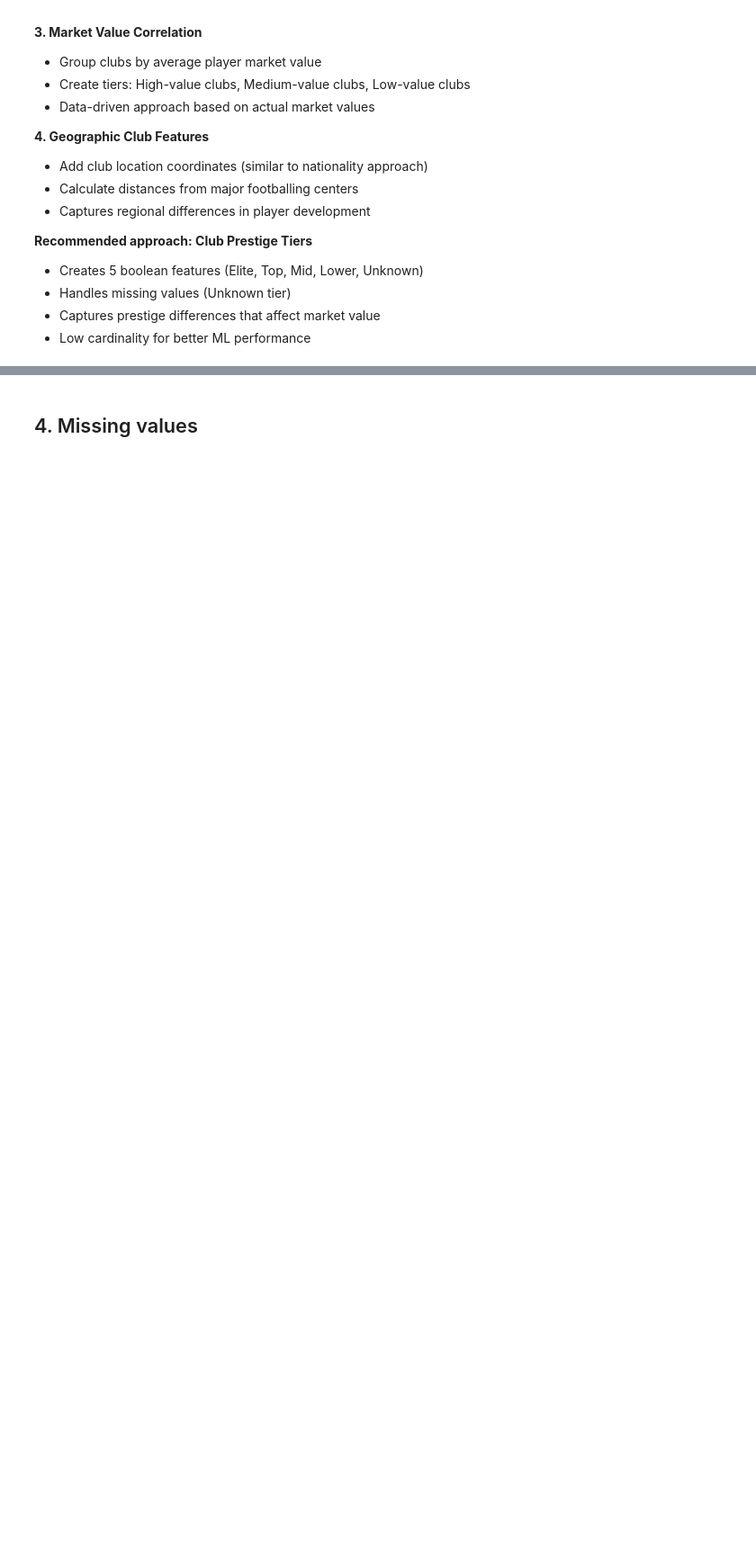
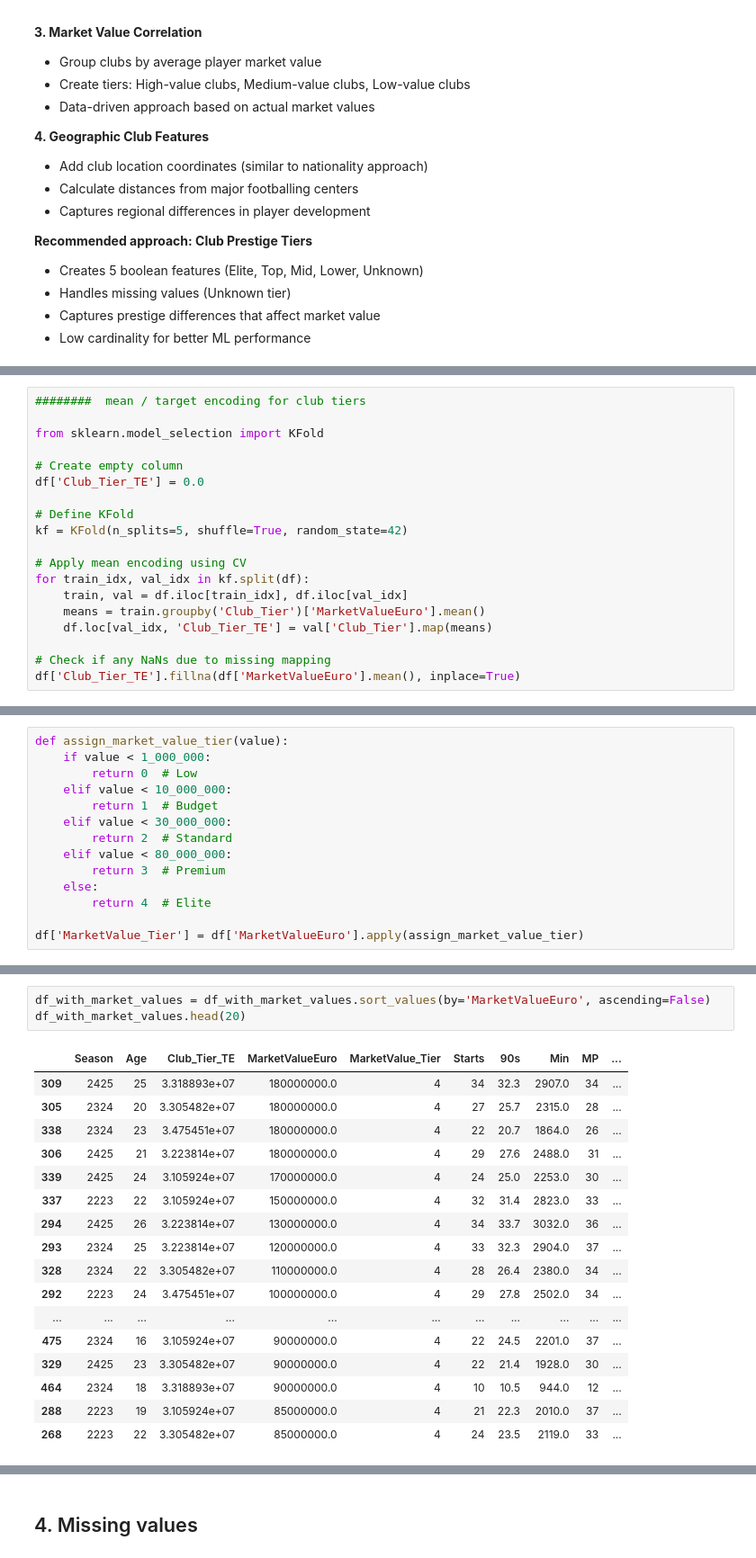
Before and after one commit to markuskuehnle/football-talent-value-forecast, a Jupyter notebook: notebooks/06_clean_merged_data.ipynb, the cells around one changed output, grey strips where cells are left out. Shown at 90% size. Drawn from its saved outputs; the diff is of its cells as text; blank space fills up the shorter version.

```diff
--- a/notebooks/06_clean_merged_data.ipynb
+++ b/notebooks/06_clean_merged_data.ipynb
@@ -317,0 +391,19 @@ NOTE: How to use these new features in ML models
+# %%
+########  mean / target encoding for club tiers
+
+from sklearn.model_selection import KFold
+
+# Create empty column
+df['Club_Tier_TE'] = 0.0
+
+# Define KFold
+kf = KFold(n_splits=5, shuffle=True, random_state=42)
+
+# Apply mean encoding using CV
+for train_idx, val_idx in kf.split(df):
+    train, val = df.iloc[train_idx], df.iloc[val_idx]
+    means = train.groupby('Club_Tier')['MarketValueEuro'].mean()
+    df.loc[val_idx, 'Club_Tier_TE'] = val['Club_Tier'].map(means)
+
+# Check if any NaNs due to missing mapping
+df['Club_Tier_TE'].fillna(df['MarketValueEuro'].mean(), inplace=True)
@@ -317,0 +455,14 @@ NOTE: How to use these new features in ML models
+# %%
+def assign_market_value_tier(value):
+    if value < 1_000_000:
+        return 0  # Low
+    elif value < 10_000_000:
+        return 1  # Budget
+    elif value < 30_000_000:
+        return 2  # Standard
+    elif value < 80_000_000:
+        return 3  # Premium
+    else:
+        return 4  # Elite
+
+df['MarketValue_Tier'] = df['MarketValueEuro'].apply(assign_market_value_tier)
@@ -317,0 +508,21 @@ NOTE: How to use these new features in ML models
+# %%
+df_with_market_values = df_with_market_values.sort_values(by='MarketValueEuro', ascending=False)
+df_with_market_values.head(20)
+# %% [output]
+|  | Season | Age | Club_Tier_TE | MarketValueEuro | MarketValue_Tier | Starts | 90s | Min | MP | ... |
+| 309 | 2425 | 25 | 3.318893e+07 | 180000000.0 | 4 | 34 | 32.3 | 2907.0 | 34 | ... |
+| 305 | 2324 | 20 | 3.305482e+07 | 180000000.0 | 4 | 27 | 25.7 | 2315.0 | 28 | ... |
+| 338 | 2324 | 23 | 3.475451e+07 | 180000000.0 | 4 | 22 | 20.7 | 1864.0 | 26 | ... |
+| 306 | 2425 | 21 | 3.223814e+07 | 180000000.0 | 4 | 29 | 27.6 | 2488.0 | 31 | ... |
+| 339 | 2425 | 24 | 3.105924e+07 | 170000000.0 | 4 | 24 | 25.0 | 2253.0 | 30 | ... |
+| 337 | 2223 | 22 | 3.105924e+07 | 150000000.0 | 4 | 32 | 31.4 | 2823.0 | 33 | ... |
+| 294 | 2425 | 26 | 3.223814e+07 | 130000000.0 | 4 | 34 | 33.7 | 3032.0 | 36 | ... |
+| 293 | 2324 | 25 | 3.223814e+07 | 120000000.0 | 4 | 33 | 32.3 | 2904.0 | 37 | ... |
+| 328 | 2324 | 22 | 3.305482e+07 | 110000000.0 | 4 | 28 | 26.4 | 2380.0 | 34 | ... |
+| 292 | 2223 | 24 | 3.475451e+07 | 100000000.0 | 4 | 29 | 27.8 | 2502.0 | 34 | ... |
+| ... | ... | ... | ... | ... | ... | ... | ... | ... | ... | ... |
+| 475 | 2324 | 16 | 3.105924e+07 | 90000000.0 | 4 | 22 | 24.5 | 2201.0 | 37 | ... |
+| 329 | 2425 | 23 | 3.305482e+07 | 90000000.0 | 4 | 22 | 21.4 | 1928.0 | 30 | ... |
+| 464 | 2324 | 18 | 3.318893e+07 | 90000000.0 | 4 | 10 | 10.5 | 944.0 | 12 | ... |
+| 288 | 2223 | 19 | 3.105924e+07 | 85000000.0 | 4 | 21 | 22.3 | 2010.0 | 37 | ... |
+| 268 | 2223 | 22 | 3.305482e+07 | 85000000.0 | 4 | 24 | 23.5 | 2119.0 | 33 | ... |
```
Also changed, not shown: parts of 20 cells of this notebook.
